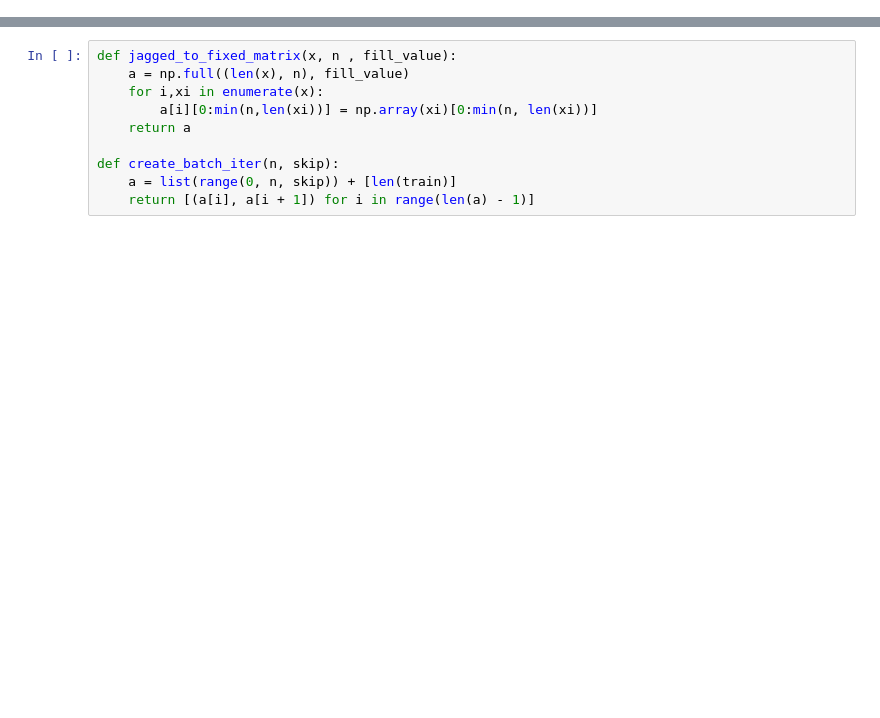
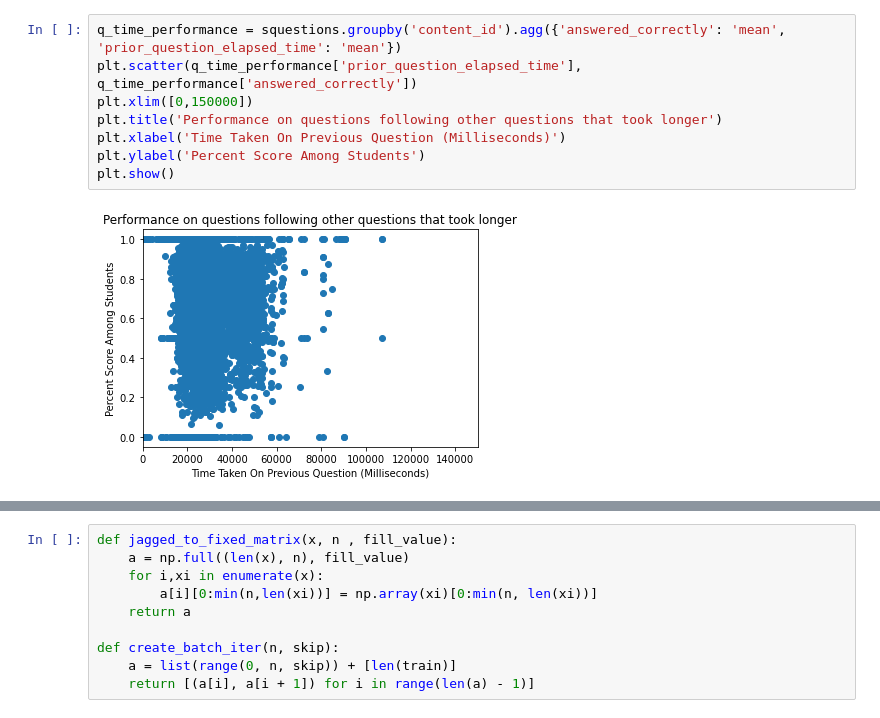
Before and after one commit to dscrawford/CS6364Project, a Jupyter notebook: project.ipynb, the cells around one changed output, grey strips where cells are left out. Drawn from its saved outputs; the diff is of its cells as text; blank space fills up the shorter version.

```diff
--- a/project.ipynb
+++ b/project.ipynb
@@ -78,0 +88,10 @@ array([], shape=(0, 7), dtype=object)
+# %%
+q_time_performance = squestions.groupby('content_id').agg({'answered_correctly': 'mean', 'prior_question_elapsed_time': 'mean'})
+plt.scatter(q_time_performance['prior_question_elapsed_time'], q_time_performance['answered_correctly'])
+plt.xlim([0,150000])
+plt.title('Performance on questions following other questions that took longer')
+plt.xlabel('Time Taken On Previous Question (Milliseconds)')
+plt.ylabel('Percent Score Among Students')
+plt.show()
+# %% [output]
+[figure, added]
```
Also changed, not shown: parts of 19 cells of this notebook, 1 other file.
